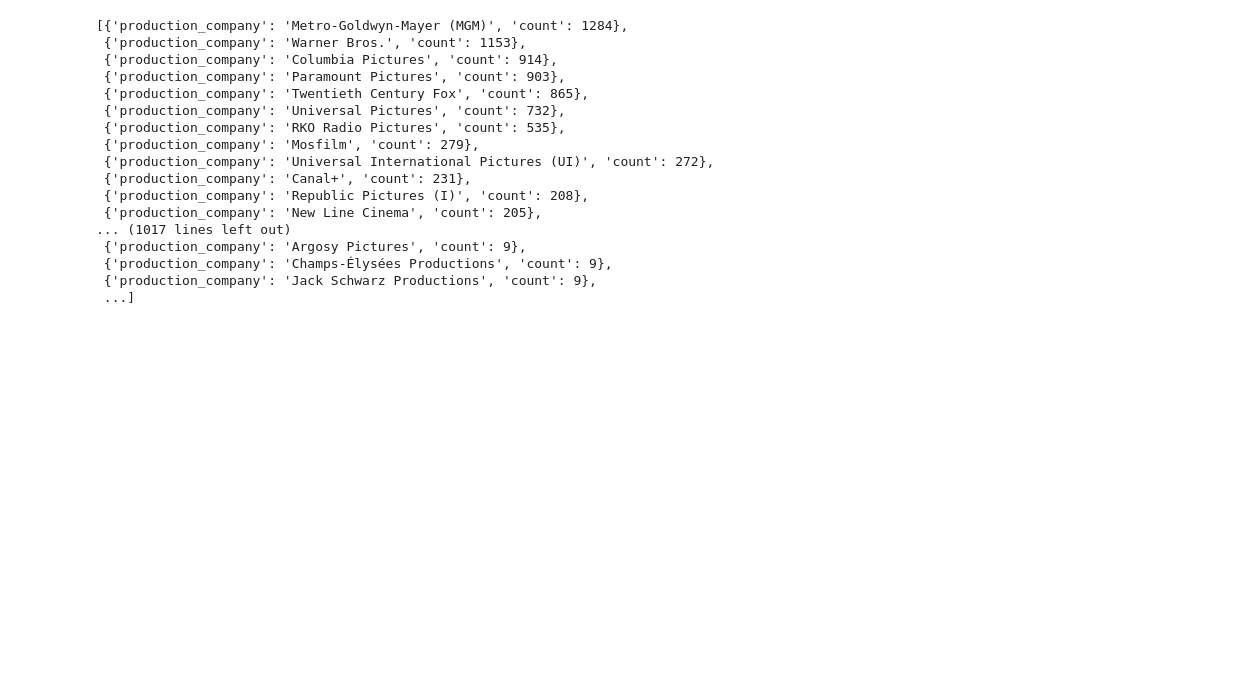
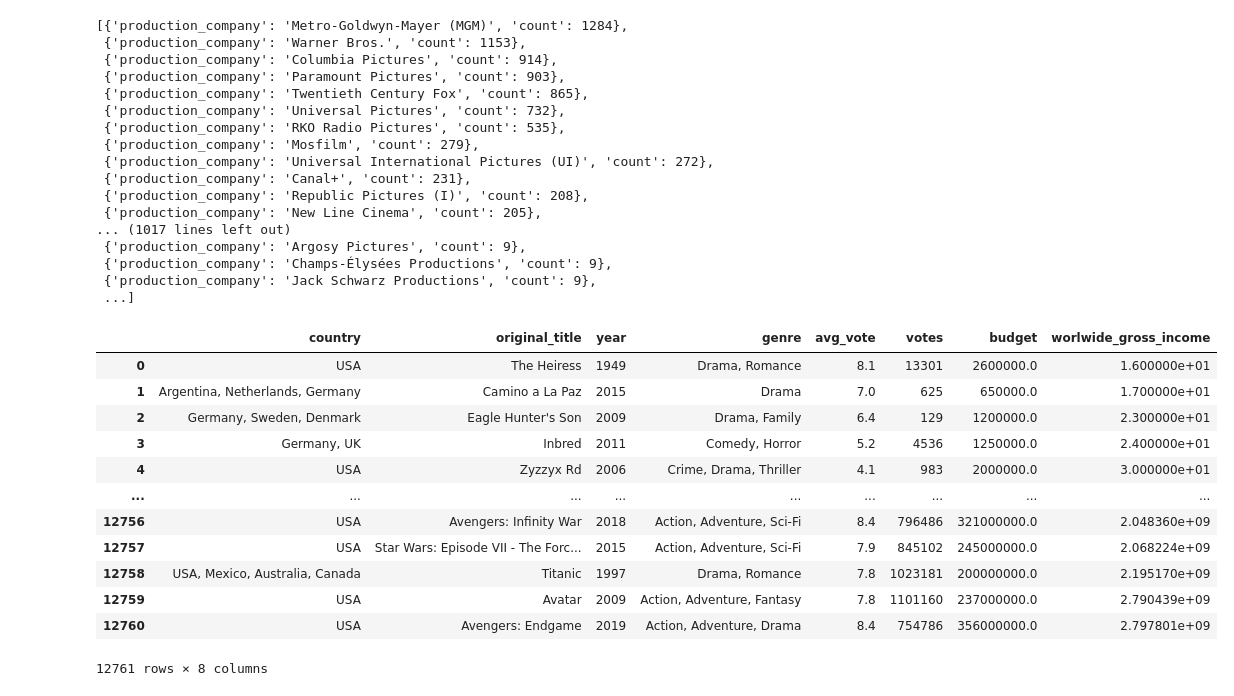
Before and after one commit to LP-116/Project-3, a Jupyter notebook: Route_code.ipynb, the cells around one changed output. Saved outputs shown, nothing was run; the diff lists cells and outputs as text; code cells hidden in the pictures; blank space fills up the shorter version.

Commit message:
transforming csv files for graphs

```diff
--- a/Route_code.ipynb
+++ b/Route_code.ipynb
@@ -113,3 +113,22 @@ production_df.to_dict('records')
  {'production_company': 'Champs-Élysées Productions', 'count': 9},
  {'production_company': 'Jack Schwarz Productions', 'count': 9},
  ...]
+# %%
+budget_csv = "graph4-budget vs profit.csv"
+
+budget_df = pd.read_csv(budget_csv)
+budget_df
+# %% [output]
+|  | country | original_title | year | genre | avg_vote | votes | budget | worlwide_gross_income |
+| 0 | USA | The Heiress | 1949 | Drama, Romance | 8.1 | 13301 | 2600000.0 | 1.600000e+01 |
+| 1 | Argentina, Netherlands, Germany | Camino a La Paz | 2015 | Drama | 7.0 | 625 | 650000.0 | 1.700000e+01 |
+| 2 | Germany, Sweden, Denmark | Eagle Hunter's Son | 2009 | Drama, Family | 6.4 | 129 | 1200000.0 | 2.300000e+01 |
+| 3 | Germany, UK | Inbred | 2011 | Comedy, Horror | 5.2 | 4536 | 1250000.0 | 2.400000e+01 |
+| 4 | USA | Zyzzyx Rd | 2006 | Crime, Drama, Thriller | 4.1 | 983 | 2000000.0 | 3.000000e+01 |
+| ... | ... | ... | ... | ... | ... | ... | ... | ... |
+| 12756 | USA | Avengers: Infinity War | 2018 | Action, Adventure, Sci-Fi | 8.4 | 796486 | 321000000.0 | 2.048360e+09 |
+| 12757 | USA | Star Wars: Episode VII - The Forc... | 2015 | Action, Adventure, Sci-Fi | 7.9 | 845102 | 245000000.0 | 2.068224e+09 |
+| 12758 | USA, Mexico, Australia, Canada | Titanic | 1997 | Drama, Romance | 7.8 | 1023181 | 200000000.0 | 2.195170e+09 |
+| 12759 | USA | Avatar | 2009 | Action, Adventure, Fantasy | 7.8 | 1101160 | 237000000.0 | 2.790439e+09 |
+| 12760 | USA | Avengers: Endgame | 2019 | Action, Adventure, Drama | 8.4 | 754786 | 356000000.0 | 2.797801e+09 |
+12761 rows × 8 columns
```
Also changed, not shown: parts of 1 cell of this notebook, 8 other files.
